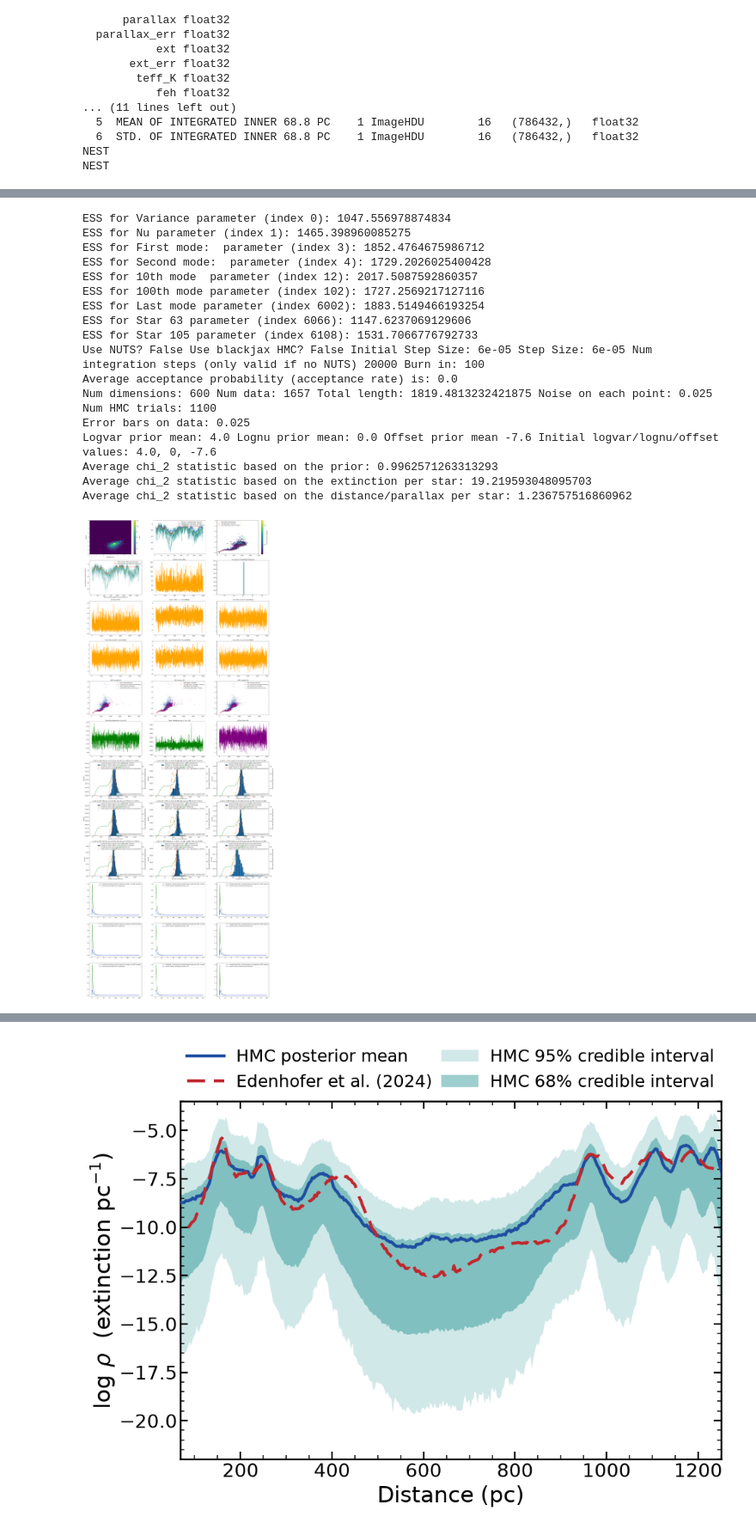
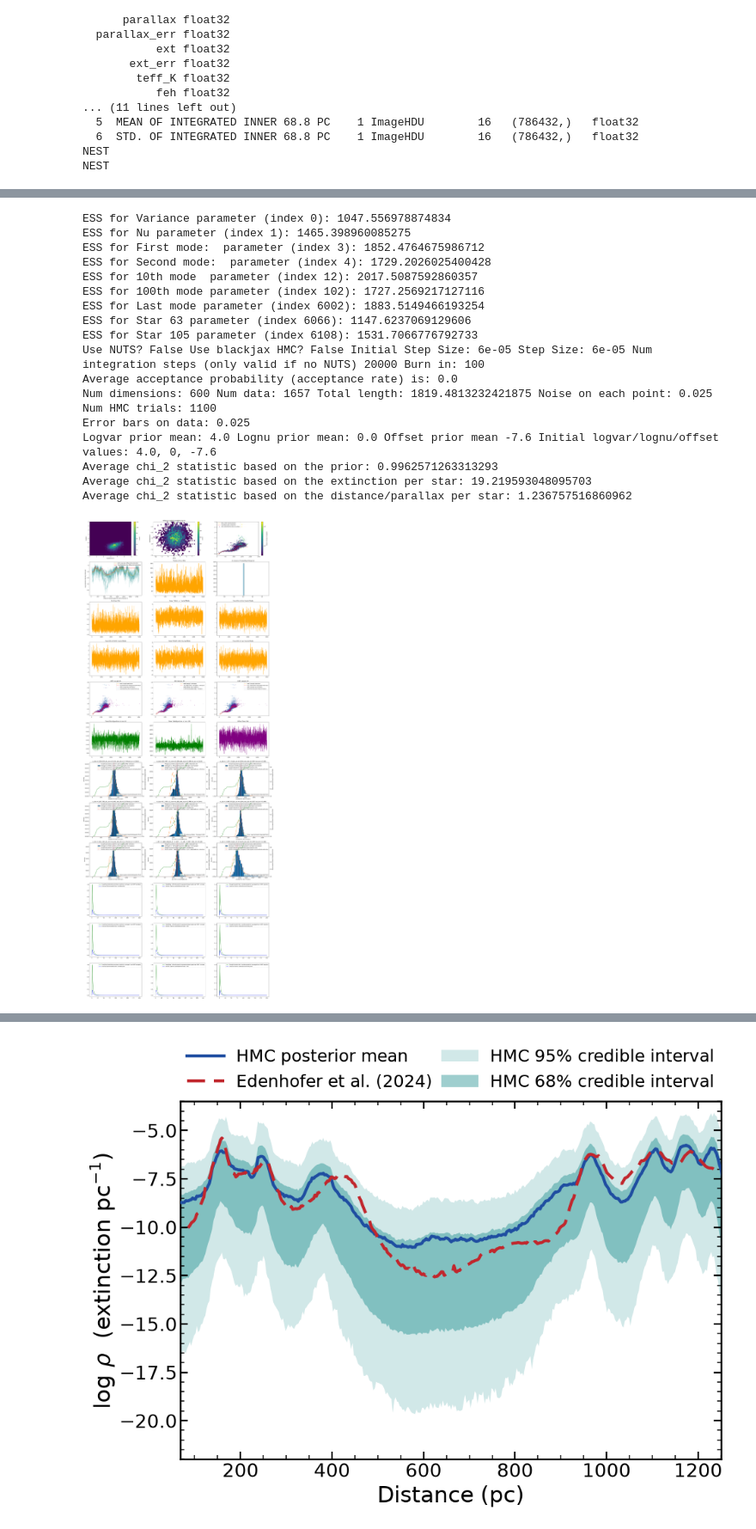
Before and after one commit to dtfrake/hmc-dust, a Jupyter notebook: Gaia XP/plotting_data_1D_standard.ipynb, the cells around one changed output, grey strips where cells are left out. Shown at 86% size. Drawn from its saved outputs; the diff is of its cells as text; code cells hidden in the pictures.

```diff
--- a/Gaia XP/plotting_data_1D_standard.ipynb
+++ b/Gaia XP/plotting_data_1D_standard.ipynb
@@ -519,13 +519,15 @@ axes[0][0].set_ylabel("log(Nu)")
 
 for i in range (0, 10):
     axes[0][2].plot(dust_x_linspace, overall_extinction_arr_exp[20*i, :], color = "teal", alpha = 0.3)
-    axes[0][1].plot(dust_x_linspace, overall_extinction_arr_raw[20*i, :], color = "teal", alpha = 0.3)
 
+ax = axes[0][1]
 
-axes[0][1].plot(dust_x_linspace, mean_extinction_raw, color = "orange", alpha = 1, label = "HMC mean log differential extinction")
-axes[0][1].plot(dust_x_linspace, log_mean_extinction_exp, color = "blue", alpha = 1, label = "log(HMC mean differential extinction)")
-axes[0][1].plot(dust_x_linspace, jnp.interp(dust_x_linspace, radial_centers, jnp.log(mean_along_center)), color = "red", alpha = 1, label = "True Edenhofer log differential extinction")
-axes[0][1].legend(loc = "upper right")
+counts, xedges, yedges, im = ax.hist2d(offsets, logvars, bins=40, cmin=1)
+fig.colorbar(im, ax=ax, label="count")
+ax.set_xlabel("Offset")
+ax.set_ylabel("Log(Variance)")
+ax.set_title("Offset vs log(Variance) histogram")
+
 
 
 axes[0][2].plot(dust_x_linspace, mean_extinction_exp_int, color = "orange", alpha = 0.7, zorder = 45, label = "Mean HMC dust extinction")
@@ -744,31 +746,31 @@ for label, idx in indices_of_interest.items():
 
 print(f"Use NUTS? {use_NUTS} Use blackjax HMC? {use_blackjax_hmc} Initial Step Size: {initial_step_size} Step Size: {step_size} Num integration steps (only valid if no NUTS) {num_integration_steps} Burn in: {burn_in}")
 print(f"Average acceptance probability (acceptance rate) is: {jnp.average(accept_prob_arr)}")
 print(f"Num dimensions: {num_dimensions} Num data: {num_data} Total length: {max_distance - min_distance} Noise on each point: {error_bars_on_data} Num HMC trials: {num_overall_steps}")
 prior_variances = jnp.diag(cov)[3:3 + num_fourier_dimensions]
 print(f"Error bars on data: {error_bars_on_data}")
 print(f"Logvar prior mean: {logvar_prior_mean} Lognu prior mean: {lognu_prior_mean} Offset prior mean {offset_prior_mean} Initial logvar/lognu/offset values: {initial_logvar}, {initial_lognu}, {initial_offset}")
 print(f"Average chi_2 statistic based on the prior: {jnp.average(prior_variances)}")
 print(f"Average chi_2 statistic based on the extinction per star: {average_chi_2_based_on_extinction(overall_star_location_arr, y_obs, dust_x_linspace, overall_extinction_arr_exp, inv_cov_data_matrix)}")
 print(f"Average chi_2 statistic based on the distance/parallax per star: {average_chi_2_based_on_r(overall_star_location_arr, plx_obs, inv_cov_plx_matrix)}")
 
 plt.close()
 # %% [output]
 ESS for Variance parameter (index 0): 1047.556978874834
 ESS for Nu parameter (index 1): 1465.398960085275
 ESS for First mode:  parameter (index 3): 1852.4764675986712
 ESS for Second mode:  parameter (index 4): 1729.2026025400428
 ESS for 10th mode  parameter (index 12): 2017.5087592860357
 ESS for 100th mode parameter (index 102): 1727.2569217127116
 ESS for Last mode parameter (index 6002): 1883.5149466193254
 ESS for Star 63 parameter (index 6066): 1147.6237069129606
 ESS for Star 105 parameter (index 6108): 1531.7066776792733
 Use NUTS? False Use blackjax HMC? False Initial Step Size: 6e-05 Step Size: 6e-05 Num integration steps (only valid if no NUTS) 20000 Burn in: 100
 Average acceptance probability (acceptance rate) is: 0.0
 Num dimensions: 600 Num data: 1657 Total length: 1819.4813232421875 Noise on each point: 0.025 Num HMC trials: 1100
 Error bars on data: 0.025
 Logvar prior mean: 4.0 Lognu prior mean: 0.0 Offset prior mean -7.6 Initial logvar/lognu/offset values: 4.0, 0, -7.6
 Average chi_2 statistic based on the prior: 0.9962571263313293
 Average chi_2 statistic based on the extinction per star: 19.219593048095703
 Average chi_2 statistic based on the distance/parallax per star: 1.236757516860962
-[figure, old version]
+[figure, new version]
```
Also changed, not shown: parts of 3 cells of this notebook, 20 other files.
